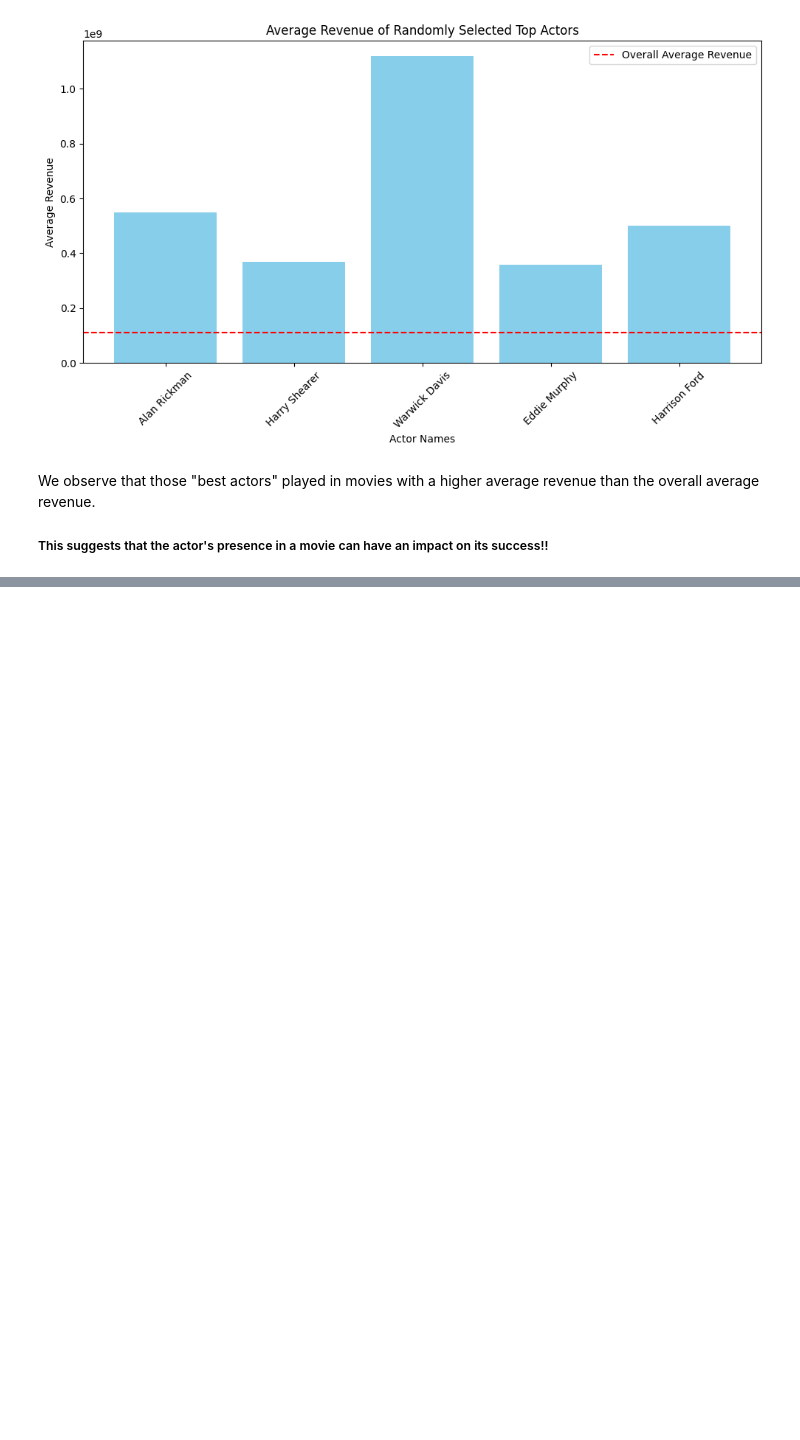
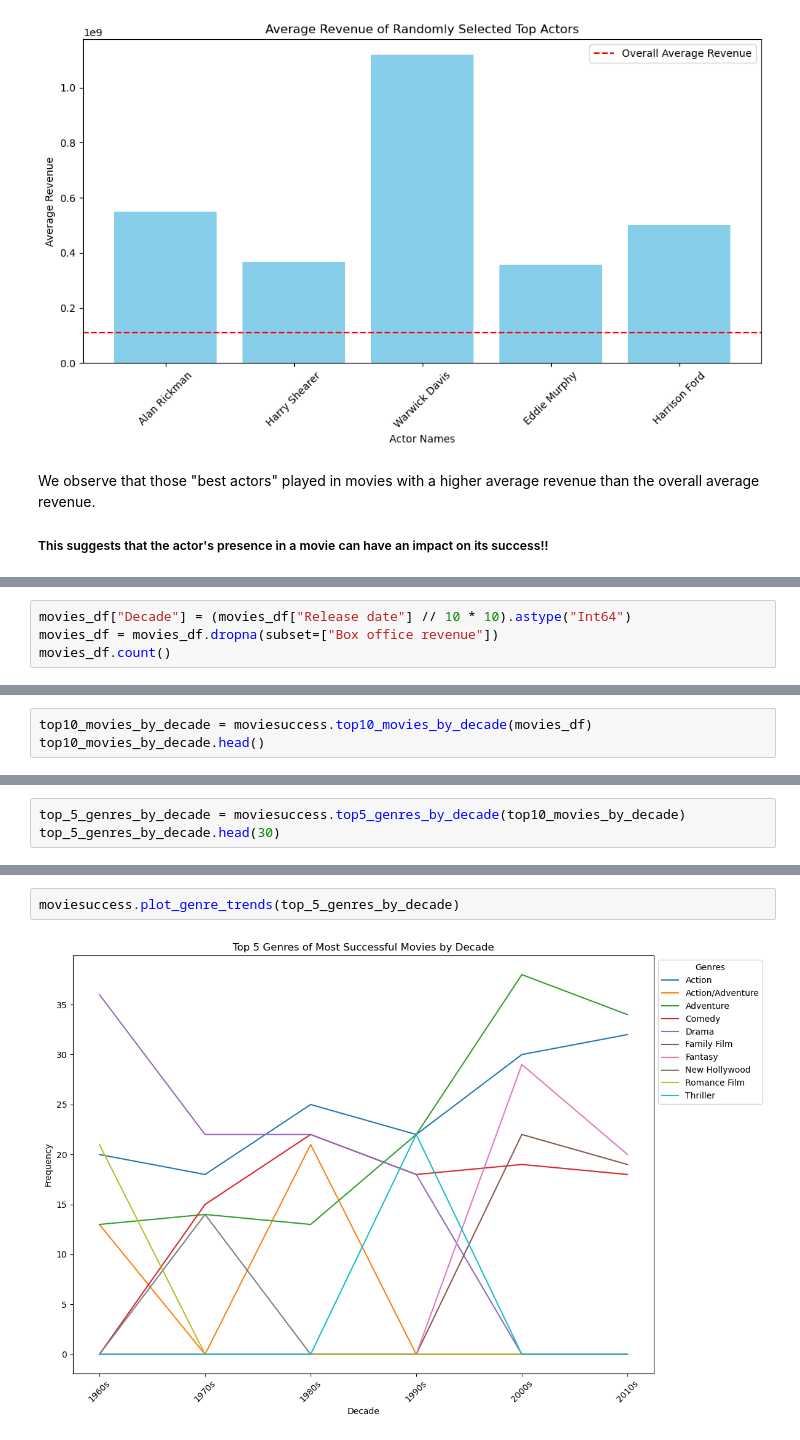
Before and after one commit to epfl-ada/ada-2024-project-data_brigada, a Jupyter notebook: results.ipynb, the cells around one changed output, grey strips where cells are left out. Cells and saved outputs as stored; diff of their text form; blank space fills up the shorter version.

```diff
--- a/results.ipynb
+++ b/results.ipynb
@@ -495,0 +482,4 @@ We observe that those "best actors" played in movies with a higher average reven
+# %%
+movies_df["Decade"] = (movies_df["Release date"] // 10 * 10).astype("Int64")
+movies_df = movies_df.dropna(subset=["Box office revenue"])
+movies_df.count()
@@ -495,0 +498,3 @@ We observe that those "best actors" played in movies with a higher average reven
+# %%
+top10_movies_by_decade = moviesuccess.top10_movies_by_decade(movies_df)
+top10_movies_by_decade.head()
@@ -495,0 +508,3 @@ We observe that those "best actors" played in movies with a higher average reven
+# %%
+top_5_genres_by_decade = moviesuccess.top5_genres_by_decade(top10_movies_by_decade)
+top_5_genres_by_decade.head(30)
@@ -495,0 +520,4 @@ We observe that those "best actors" played in movies with a higher average reven
+# %%
+moviesuccess.plot_genre_trends(top_5_genres_by_decade)
+# %% [output]
+[figure, added]
```
Also changed, not shown: parts of 15 cells of this notebook, 5 other files.
